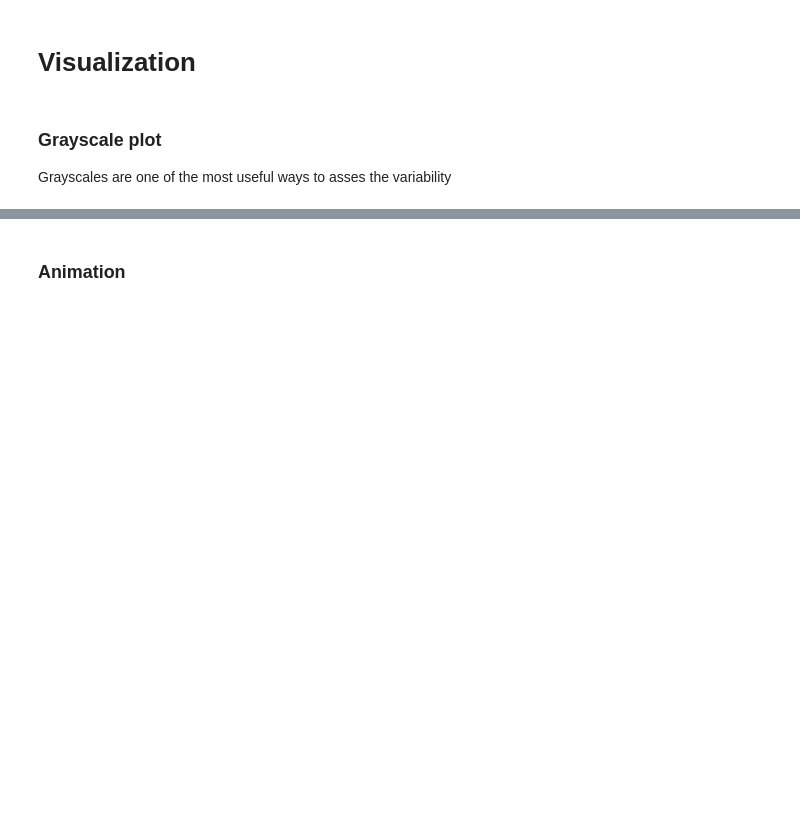
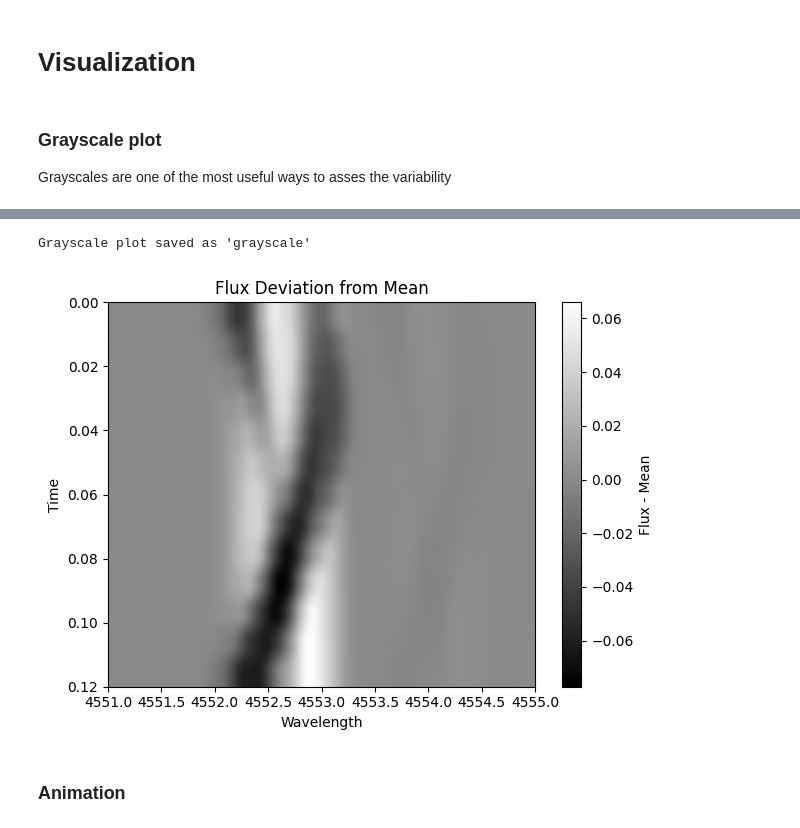
Before and after one commit to R-Oc-A/HackathonPastryLPV, a Jupyter notebook: debug_triangulation.ipynb, the cells around one changed output, grey strips where cells are left out. Cells and saved outputs as stored; diff of their text form; code cells hidden in the pictures; blank space fills up the shorter version.

```diff
--- a/debug_triangulation.ipynb
+++ b/debug_triangulation.ipynb
@@ -338,7 +482,10 @@ Here you specify the line profile variability you want to observe.
 # %% [markdown]
 #### Select the chunk of the spectrum you want to model
 # %%
-wl_range=lpd.WavelengthRange(Uniform=lpd.UniformWavelengthRange(start=4551.0,end=4555.0,step=0.0033))
+wl_range=lpd.WavelengthRange(
+    Uniform=lpd.UniformWavelengthRange(start=4551.0,end=4555.0,step=0.0033))#in Angstroms
+# wl_range=lpd.WavelengthRange(
+#     Explicit=lpd.ExplicitWavelengthRange(collection=[4551.0,4552.0,4553.0,4554.0]))
 # %% [markdown]
 ### FAMIAS approach
 For this approach you select an absorption line from your observations and you model it as a Gaussian profile
@@ -385,0 +624,3 @@ print(prof_toml_string)
+# %%
+prof_toml_string = utils.make_profile_input(star=pulse_df,wavelength_range=wl_range)
+print(prof_toml_string)
@@ -391,3 +652,3 @@ wavelength_gauss_df.head(5)
 # %%
-#wavelength_df = psp.profile(prof_toml_string,pulse_df)
-#wavelength_df.head(5)
+wavelength_df = psp.profile(prof_toml_string,pulse_df)
+wavelength_df.head(5)
@@ -401,5 +708,8 @@ plot_pl.plot_grayscale(wavelength_df=wavelength_gauss_df)
 # %%
-wavelength_gauss_df.head()
+plot_pl.plot_grayscale(wavelength_df=wavelength_df)
+# %% [output]
+Grayscale plot saved as 'grayscale'
+[figure, added]
 # %% [markdown]
 ### Animation
 # %%
```
Also changed, not shown: parts of 35 cells of this notebook, 5 other files.
